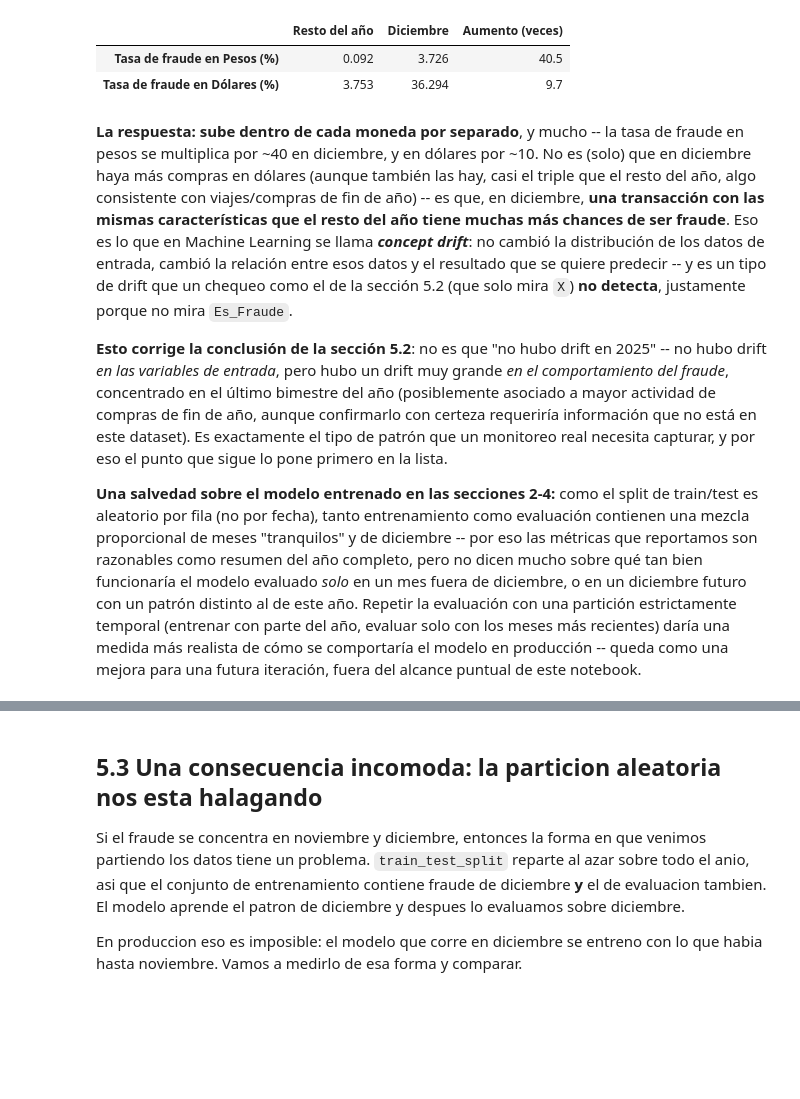
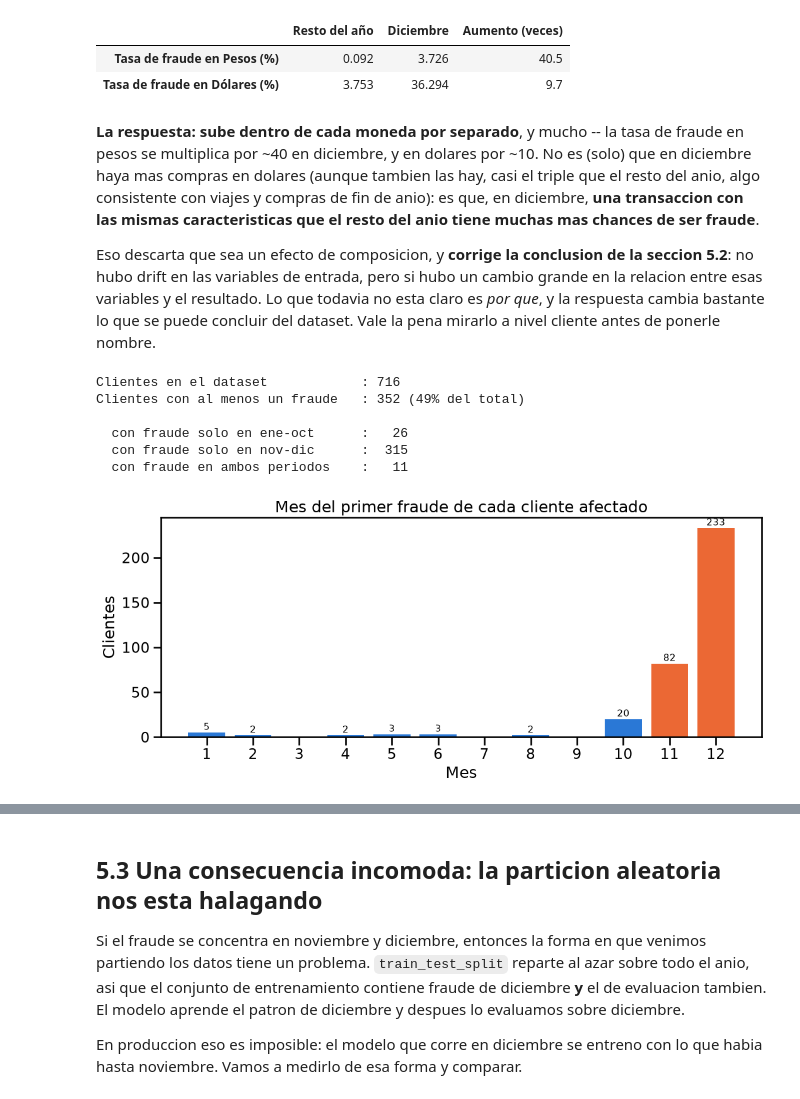
Before and after one commit to maurip3113/deteccion-fraude-mentoria, a Jupyter notebook: Mejoras_Modelo_y_Produccion.ipynb, the cells around one changed output, grey strips where cells are left out. Saved outputs shown, nothing was run; the diff lists cells and outputs as text; code cells hidden in the pictures; blank space fills up the shorter version.

```diff
--- a/Mejoras_Modelo_y_Produccion.ipynb
+++ b/Mejoras_Modelo_y_Produccion.ipynb
@@ -502,8 +502,56 @@ comparacion_diciembre.round(3)
 | Tasa de fraude en Pesos (%) | 0.092 | 3.726 | 40.5 |
 | Tasa de fraude en Dólares (%) | 3.753 | 36.294 | 9.7 |
 # %% [markdown]
-**La respuesta: sube dentro de cada moneda por separado**, y mucho -- la tasa de fraude en pesos se multiplica por ~40 en diciembre, y en dólares por ~10. No es (solo) que en diciembre haya más compras en dólares (aunque también las hay, casi el triple que el resto del año, algo consistente con viajes/compras de fin de año) -- es que, en diciembre, **una transacción con las mismas características que el resto del año tiene muchas más chances de ser fraude**. Eso es lo que en Machine Learning se llama ***concept drift***: no cambió la distribución de los datos de entrada, cambió la relación entre esos datos y el resultado que se quiere predecir -- y es un tipo de drift que un chequeo como el de la sección 5.2 (que solo mira `X`) **no detecta**, justamente porque no mira `Es_Fraude`.
+**La respuesta: sube dentro de cada moneda por separado**, y mucho -- la tasa de fraude en
+pesos se multiplica por ~40 en diciembre, y en dolares por ~10. No es (solo) que en
+diciembre haya mas compras en dolares (aunque tambien las hay, casi el triple que el resto
+del anio, algo consistente con viajes y compras de fin de anio): es que, en diciembre, **una
+transaccion con las mismas caracteristicas que el resto del anio tiene muchas mas chances de
+ser fraude**.
 
-**Esto corrige la conclusión de la sección 5.2**: no es que "no hubo drift en 2025" -- no hubo drift *en las variables de entrada*, pero hubo un drift muy grande *en el comportamiento del fraude*, concentrado en el último bimestre del año (posiblemente asociado a mayor actividad de compras de fin de año, aunque confirmarlo con certeza requeriría información que no está en este dataset). Es exactamente el tipo de patrón que un monitoreo real necesita capturar, y por eso el punto que sigue lo pone primero en la lista.
-
-**Una salvedad sobre el modelo entrenado en las secciones 2-4:** como el split de train/test es aleatorio por fila (no por fecha), tanto entrenamiento como evaluación contienen una mezcla proporcional de meses "tranquilos" y de diciembre -- por eso las métricas que reportamos son razonables como resumen del año completo, pero no dicen mucho sobre qué tan bien funcionaría el modelo evaluado *solo* en un mes fuera de diciembre, o en un diciembre futuro con un patrón distinto al de este año. Repetir la evaluación con una partición estrictamente temporal (entrenar con parte del año, evaluar solo con los meses más recientes) daría una medida más realista de cómo se comportaría el modelo en producción -- queda como una mejora para una futura iteración, fuera del alcance puntual de este notebook.
+Eso descarta que sea un efecto de composicion, y **corrige la conclusion de la seccion
+5.2**: no hubo drift en las variables de entrada, pero si hubo un cambio grande en la
+relacion entre esas variables y el resultado. Lo que todavia no esta claro es *por que*, y
+la respuesta cambia bastante lo que se puede concluir del dataset. Vale la pena mirarlo a
+nivel cliente antes de ponerle nombre.
+# %%
+fraudes = df[df['Es_Fraude'] == 1]
+mes_fraude = fraudes['Trx_Fecha'].dt.month
+
+clientes_totales = df['Cliente_Id'].nunique()
+clientes_afectados = fraudes['Cliente_Id'].nunique()
+
+temprano = set(fraudes.loc[mes_fraude < 11, 'Cliente_Id'])
+tardio = set(fraudes.loc[mes_fraude >= 11, 'Cliente_Id'])
+
+print(f"Clientes en el dataset            : {clientes_totales}")
+print(f"Clientes con al menos un fraude   : {clientes_afectados} "
+      f"({clientes_afectados / clientes_totales * 100:.0f}% del total)")
+print()
+print(f"  con fraude solo en ene-oct      : {len(temprano - tardio):>4}")
+print(f"  con fraude solo en nov-dic      : {len(tardio - temprano):>4}")
+print(f"  con fraude en ambos periodos    : {len(temprano & tardio):>4}")
+
+# ¿Cuando aparece el primer fraude de cada cliente afectado?
+primer_fraude = fraudes.groupby('Cliente_Id')['Trx_Fecha'].min().dt.month
+conteo = primer_fraude.value_counts().reindex(range(1, 13), fill_value=0)
+
+fig, ax = plt.subplots(figsize=(11, 5))
+colores = [COLOR_AZUL if m < 11 else COLOR_NARANJA for m in conteo.index]
+ax.bar(conteo.index, conteo.values, color=colores)
+ax.set_xlabel('Mes'); ax.set_ylabel('Clientes')
+ax.set_title('Mes del primer fraude de cada cliente afectado')
+ax.set_xticks(range(1, 13))
+for m, v in conteo.items():
+    if v:
+        ax.text(m, v + 3, str(v), ha='center', fontsize=11)
+plt.tight_layout()
+plt.show()
+# %% [output]
+Clientes en el dataset            : 716
+Clientes con al menos un fraude   : 352 (49% del total)
+
+  con fraude solo en ene-oct      :   26
+  con fraude solo en nov-dic      :  315
+  con fraude en ambos periodos    :   11
+[figure, added]
```
Also changed, not shown: parts of 1 cell of this notebook, 3 other files.
